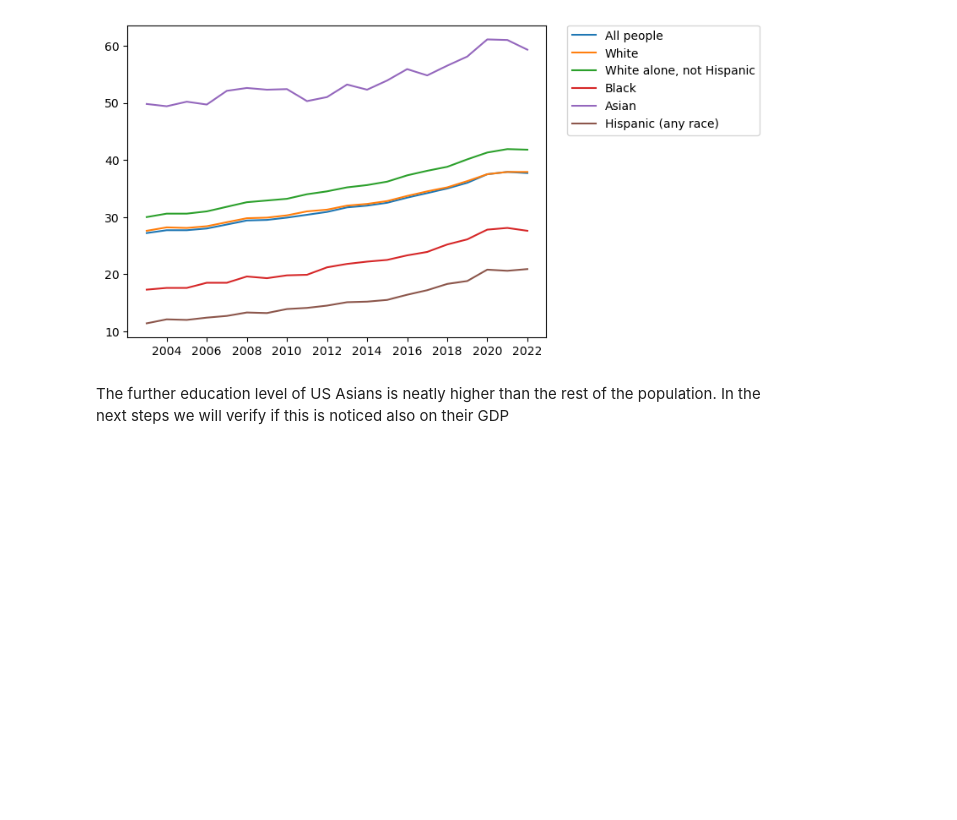
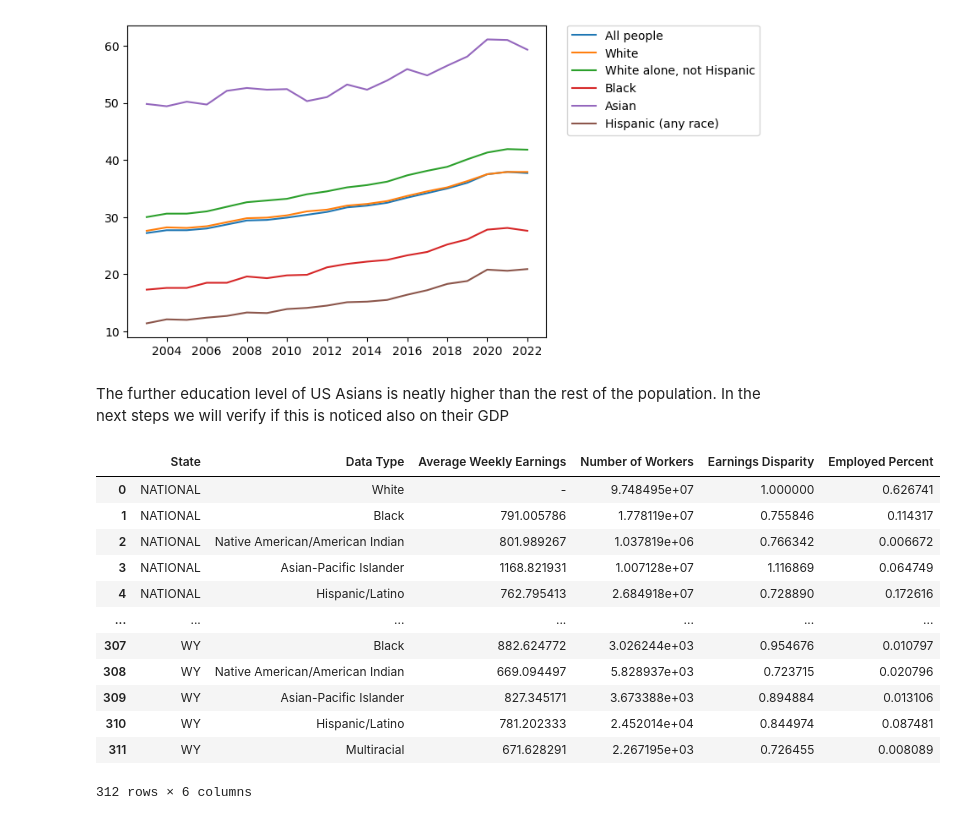
Before and after one commit to leomassoc/LSE-DS105L-Data-Detectives, a Jupyter notebook: notebooks/NB5 Education Data and Race.ipynb, the cells around one changed output. Drawn from its saved outputs; the diff is of its cells as text; code cells hidden in the pictures; blank space fills up the shorter version.

```diff
--- a/notebooks/NB5 Education Data and Race.ipynb
+++ b/notebooks/NB5 Education Data and Race.ipynb
@@ -51,3 +52,21 @@ plt.show()
 [figure]
 # %% [markdown]
 The further education level of US Asians is neatly higher than the rest of the population. In the next steps we will verify if this is noticed also on their GDP
+# %%
+#Import gdp_per_race.xlsx
+gdp_race = pd.read_excel('../data/gdp_per_race.xlsx')
+gdp_race
+# %% [output]
+|  | State | Data Type | Average Weekly Earnings | Number of Workers | Earnings Disparity | Employed Percent |
+| 0 | NATIONAL | White | - | 9.748495e+07 | 1.000000 | 0.626741 |
+| 1 | NATIONAL | Black | 791.005786 | 1.778119e+07 | 0.755846 | 0.114317 |
+| 2 | NATIONAL | Native American/American Indian | 801.989267 | 1.037819e+06 | 0.766342 | 0.006672 |
+| 3 | NATIONAL | Asian-Pacific Islander | 1168.821931 | 1.007128e+07 | 1.116869 | 0.064749 |
+| 4 | NATIONAL | Hispanic/Latino | 762.795413 | 2.684918e+07 | 0.728890 | 0.172616 |
+| ... | ... | ... | ... | ... | ... | ... |
+| 307 | WY | Black | 882.624772 | 3.026244e+03 | 0.954676 | 0.010797 |
+| 308 | WY | Native American/American Indian | 669.094497 | 5.828937e+03 | 0.723715 | 0.020796 |
+| 309 | WY | Asian-Pacific Islander | 827.345171 | 3.673388e+03 | 0.894884 | 0.013106 |
+| 310 | WY | Hispanic/Latino | 781.202333 | 2.452014e+04 | 0.844974 | 0.087481 |
+| 311 | WY | Multiracial | 671.628291 | 2.267195e+03 | 0.726455 | 0.008089 |
+312 rows × 6 columns
```
Also changed, not shown: parts of 4 cells of this notebook, 11 other files.
